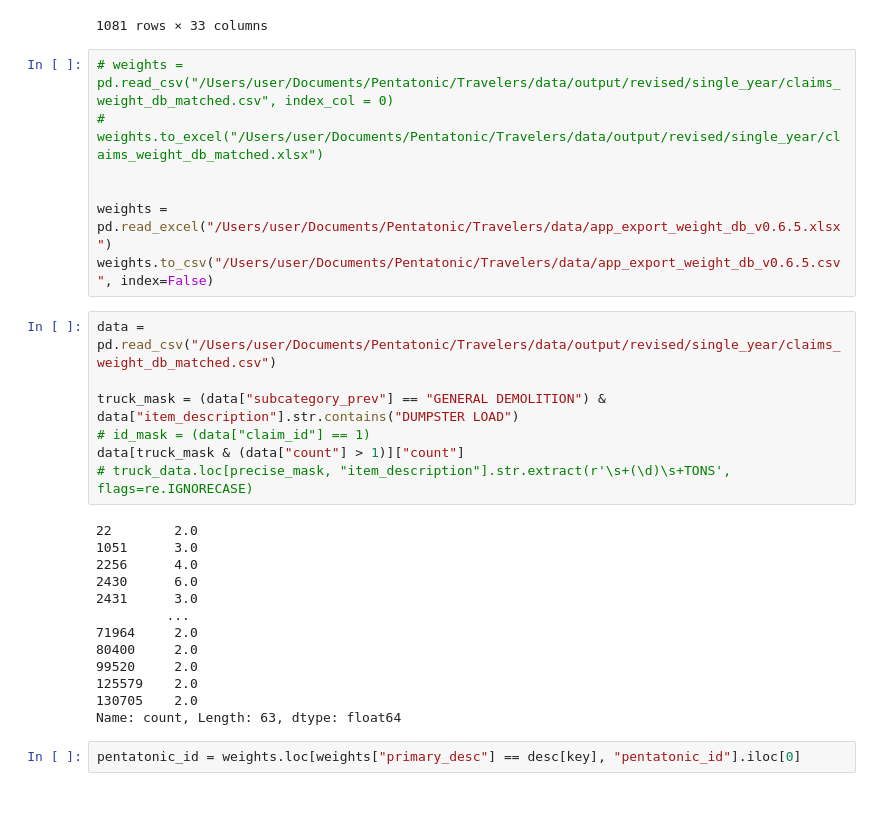
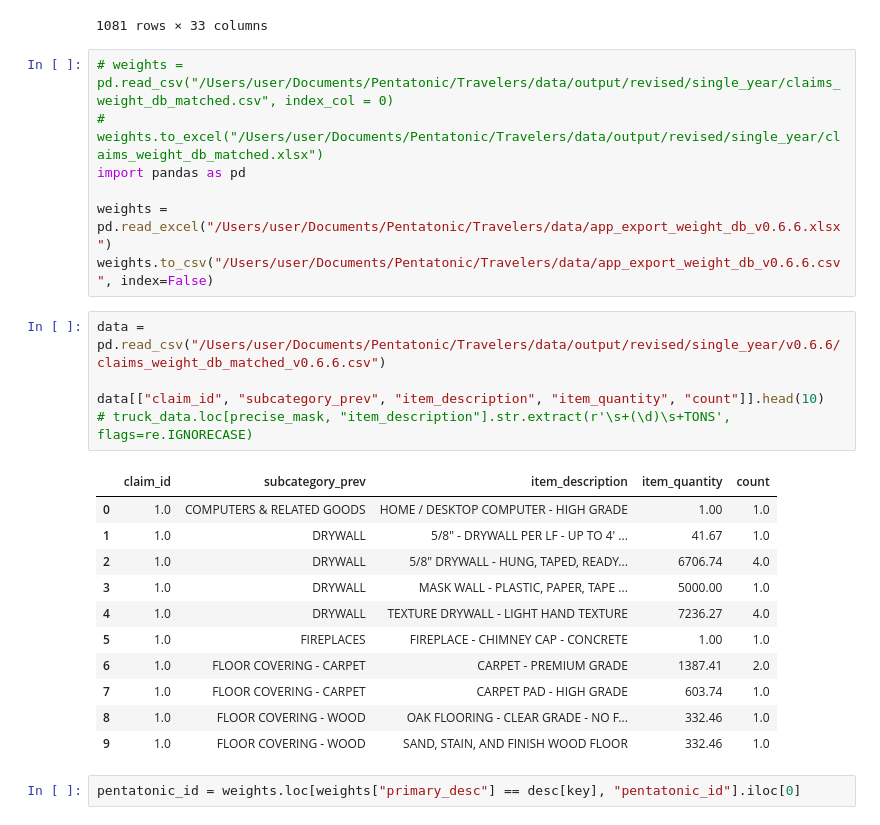
Before and after one commit to ssuchek/Travelers, a Jupyter notebook: Untitled.ipynb, the cells around one changed output. Saved outputs shown, nothing was run; the diff lists cells and outputs as text.

```diff
--- a/Untitled.ipynb
+++ b/Untitled.ipynb
@@ -787,30 +787,27 @@ data[truck_mask]
 # %%
 # weights = pd.read_csv("/Users/user/Documents/Pentatonic/Travelers/data/output/revised/single_year/claims_weight_db_matched.csv", index_col = 0)
 # weights.to_excel("/Users/user/Documents/Pentatonic/Travelers/data/output/revised/single_year/claims_weight_db_matched.xlsx")
+import pandas as pd
 
-
-weights = pd.read_excel("/Users/user/Documents/Pentatonic/Travelers/data/app_export_weight_db_v0.6.5.xlsx")
-weights.to_csv("/Users/user/Documents/Pentatonic/Travelers/data/app_export_weight_db_v0.6.5.csv", index=False)
+weights = pd.read_excel("/Users/user/Documents/Pentatonic/Travelers/data/app_export_weight_db_v0.6.6.xlsx")
+weights.to_csv("/Users/user/Documents/Pentatonic/Travelers/data/app_export_weight_db_v0.6.6.csv", index=False)
 # %%
-data = pd.read_csv("/Users/user/Documents/Pentatonic/Travelers/data/output/revised/single_year/claims_weight_db_matched.csv")
+data = pd.read_csv("/Users/user/Documents/Pentatonic/Travelers/data/output/revised/single_year/v0.6.6/claims_weight_db_matched_v0.6.6.csv")
 
-truck_mask = (data["subcategory_prev"] == "GENERAL DEMOLITION") & data["item_description"].str.contains("DUMPSTER LOAD")
-# id_mask = (data["claim_id"] == 1)
-data[truck_mask & (data["count"] > 1)]["count"]
+data[["claim_id", "subcategory_prev", "item_description", "item_quantity", "count"]].head(10)
 # truck_data.loc[precise_mask, "item_description"].str.extract(r'\s+(\d)\s+TONS', flags=re.IGNORECASE)
 # %% [output]
-22        2.0
-1051      3.0
-2256      4.0
-2430      6.0
-2431      3.0
-         ...
-71964     2.0
-80400     2.0
-99520     2.0
-125579    2.0
-130705    2.0
-Name: count, Length: 63, dtype: float64
+|  | claim_id | subcategory_prev | item_description | item_quantity | count |
+| 0 | 1.0 | COMPUTERS & RELATED GOODS | HOME / DESKTOP COMPUTER - HIGH GRADE | 1.00 | 1.0 |
+| 1 | 1.0 | DRYWALL | 5/8" - DRYWALL PER LF - UP TO 4' ... | 41.67 | 1.0 |
+| 2 | 1.0 | DRYWALL | 5/8" DRYWALL - HUNG, TAPED, READY... | 6706.74 | 4.0 |
+| 3 | 1.0 | DRYWALL | MASK WALL - PLASTIC, PAPER, TAPE ... | 5000.00 | 1.0 |
+| 4 | 1.0 | DRYWALL | TEXTURE DRYWALL - LIGHT HAND TEXTURE | 7236.27 | 4.0 |
+| 5 | 1.0 | FIREPLACES | FIREPLACE - CHIMNEY CAP - CONCRETE | 1.00 | 1.0 |
+| 6 | 1.0 | FLOOR COVERING - CARPET | CARPET - PREMIUM GRADE | 1387.41 | 2.0 |
+| 7 | 1.0 | FLOOR COVERING - CARPET | CARPET PAD - HIGH GRADE | 603.74 | 1.0 |
+| 8 | 1.0 | FLOOR COVERING - WOOD | OAK FLOORING - CLEAR GRADE - NO F... | 332.46 | 1.0 |
+| 9 | 1.0 | FLOOR COVERING - WOOD | SAND, STAIN, AND FINISH WOOD FLOOR | 332.46 | 1.0 |
 # %%
 pentatonic_id = weights.loc[weights["primary_desc"] == desc[key], "pentatonic_id"].iloc[0]
 # %% [output]
```
Also changed, not shown: 5 other files.
